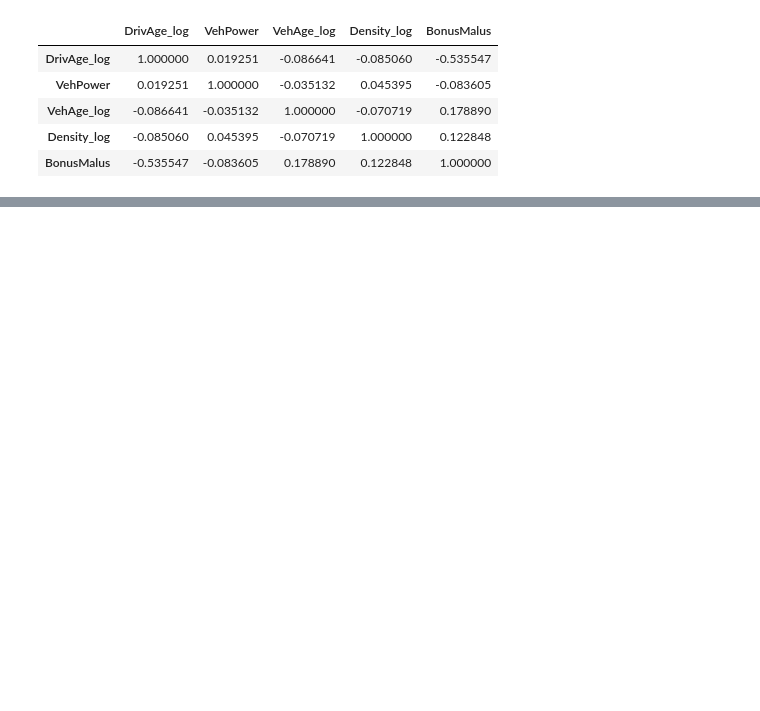
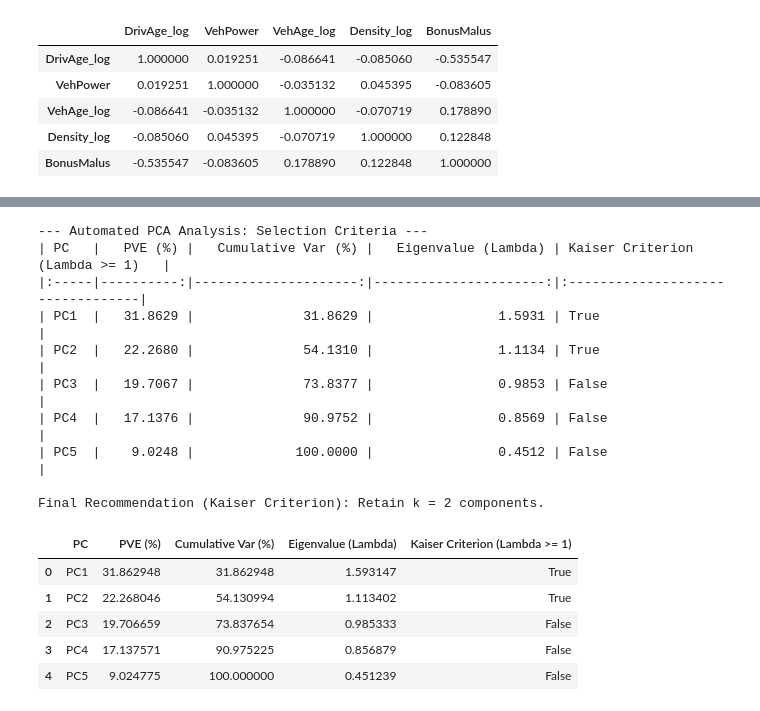
Before and after one commit to HKrtsn/ML-Project, a Jupyter notebook: pca_clustering_scraps.ipynb, the cells around one changed output, grey strips where cells are left out. Drawn from its saved outputs; the diff is of its cells as text; code cells hidden in the pictures; blank space fills up the shorter version.

```diff
--- a/pca_clustering_scraps.ipynb
+++ b/pca_clustering_scraps.ipynb
@@ -222,0 +225,55 @@ BonusMalus   0.691032  0.020720
+# %%
+def automated_kaiser_criterion_analysis(pca_model, n_original_features):
+    """
+    Calculates eigenvalues and applies the Kaiser Criterion (Lambda >= 1)
+    using the full explained variance ratios from the fitted PCA model.
+
+    Args:
+        pca_model (sklearn.decomposition.PCA): The fitted PCA object.
+        n_original_features (int): The total number of features used in the original scaling.
+    """
+
+    explained_variance_ratios = pca_model.explained_variance_ratio_
+
+    # 1. Calculate Eigenvalues (Lambda_k = PVE_k * n_original_features)
+    eigenvalues = explained_variance_ratios * n_original_features
+
+    # 2. Create a clean summary DataFrame
+    summary_df = pd.DataFrame({
+        'PC': [f'PC{i+1}' for i in range(len(eigenvalues))],
+        'PVE (%)': explained_variance_ratios * 100,
+        'Cumulative Var (%)': (explained_variance_ratios.cumsum()) * 100,
+        'Eigenvalue (Lambda)': eigenvalues
+    })
+
+    # 3. Apply Criterion
+    summary_df['Kaiser Criterion (Lambda >= 1)'] = summary_df['Eigenvalue (Lambda)'] >= 1
+
+    # 4. Find the number of components to keep
+    k_kaiser = summary_df['Kaiser Criterion (Lambda >= 1)'].sum()
+
+    print("\n--- Automated PCA Analysis: Selection Criteria ---")
+    print(summary_df.to_markdown(index=False, floatfmt=".4f"))
+    print(f"\nFinal Recommendation (Kaiser Criterion): Retain k = {k_kaiser} components.")
+
+    return summary_df
+
+# Run the automated analysis
+automated_kaiser_criterion_analysis(pca, len(features))
+# %% [output]
+--- Automated PCA Analysis: Selection Criteria ---
+| PC   |   PVE (%) |   Cumulative Var (%) |   Eigenvalue (Lambda) | Kaiser Criterion (Lambda >= 1)   |
+|:-----|----------:|---------------------:|----------------------:|:---------------------------------|
+| PC1  |   31.8629 |              31.8629 |                1.5931 | True                             |
+| PC2  |   22.2680 |              54.1310 |                1.1134 | True                             |
+| PC3  |   19.7067 |              73.8377 |                0.9853 | False                            |
+| PC4  |   17.1376 |              90.9752 |                0.8569 | False                            |
+| PC5  |    9.0248 |             100.0000 |                0.4512 | False                            |
+
+Final Recommendation (Kaiser Criterion): Retain k = 2 components.
+|  | PC | PVE (%) | Cumulative Var (%) | Eigenvalue (Lambda) | Kaiser Criterion (Lambda >= 1) |
+| 0 | PC1 | 31.862948 | 31.862948 | 1.593147 | True |
+| 1 | PC2 | 22.268046 | 54.130994 | 1.113402 | True |
+| 2 | PC3 | 19.706659 | 73.837654 | 0.985333 | False |
+| 3 | PC4 | 17.137571 | 90.975225 | 0.856879 | False |
+| 4 | PC5 | 9.024775 | 100.000000 | 0.451239 | False |
```
Also changed, not shown: parts of 5 cells of this notebook, 1 other file.
